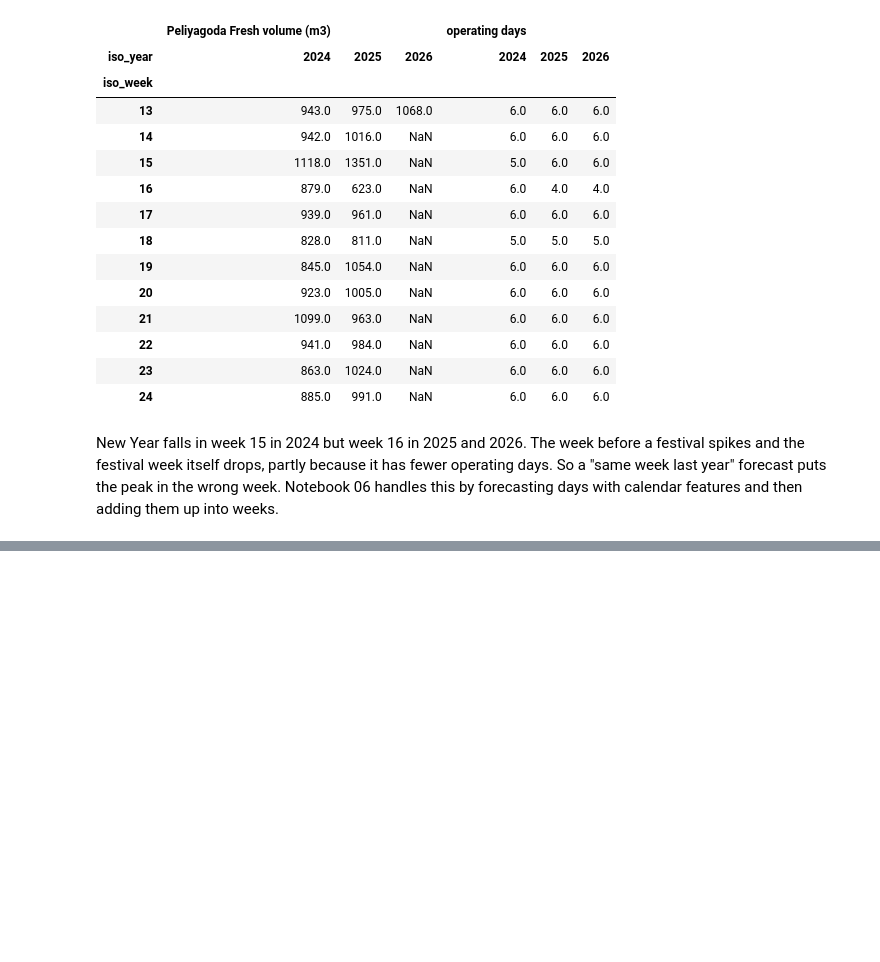
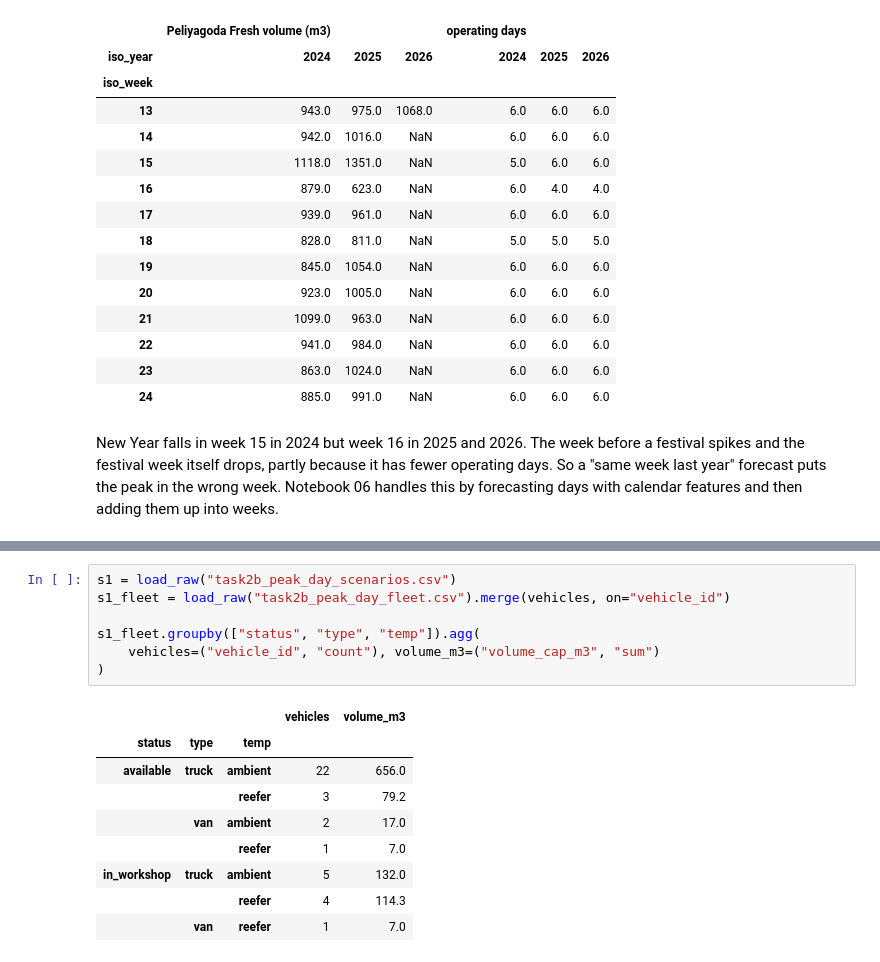
Before and after one commit to sameera-ekanayaka/Xora_Datathon, a Jupyter notebook: notebooks/01_data_understanding.ipynb, the cells around one changed output, grey strips where cells are left out. Cells and saved outputs as stored; diff of their text form; blank space fills up the shorter version.

Commit message:
Size the Task 2B peak-day problem

```diff
--- a/notebooks/01_data_understanding.ipynb
+++ b/notebooks/01_data_understanding.ipynb
@@ -385,0 +390,17 @@ New Year falls in week 15 in 2024 but week 16 in 2025 and 2026. The week before
+# %%
+s1 = load_raw("task2b_peak_day_scenarios.csv")
+s1_fleet = load_raw("task2b_peak_day_fleet.csv").merge(vehicles, on="vehicle_id")
+
+s1_fleet.groupby(["status", "type", "temp"]).agg(
+    vehicles=("vehicle_id", "count"), volume_m3=("volume_cap_m3", "sum")
+)
+# %% [output]
+|  |  |  | vehicles | volume_m3 |
+| status | type | temp |  |  |
+| available | truck | ambient | 22 | 656.0 |
+|  |  | reefer | 3 | 79.2 |
+|  | van | ambient | 2 | 17.0 |
+|  |  | reefer | 1 | 7.0 |
+| in_workshop | truck | ambient | 5 | 132.0 |
+|  |  | reefer | 4 | 114.3 |
+|  | van | reefer | 1 | 7.0 |
```
Also changed, not shown: parts of 5 cells of this notebook.
